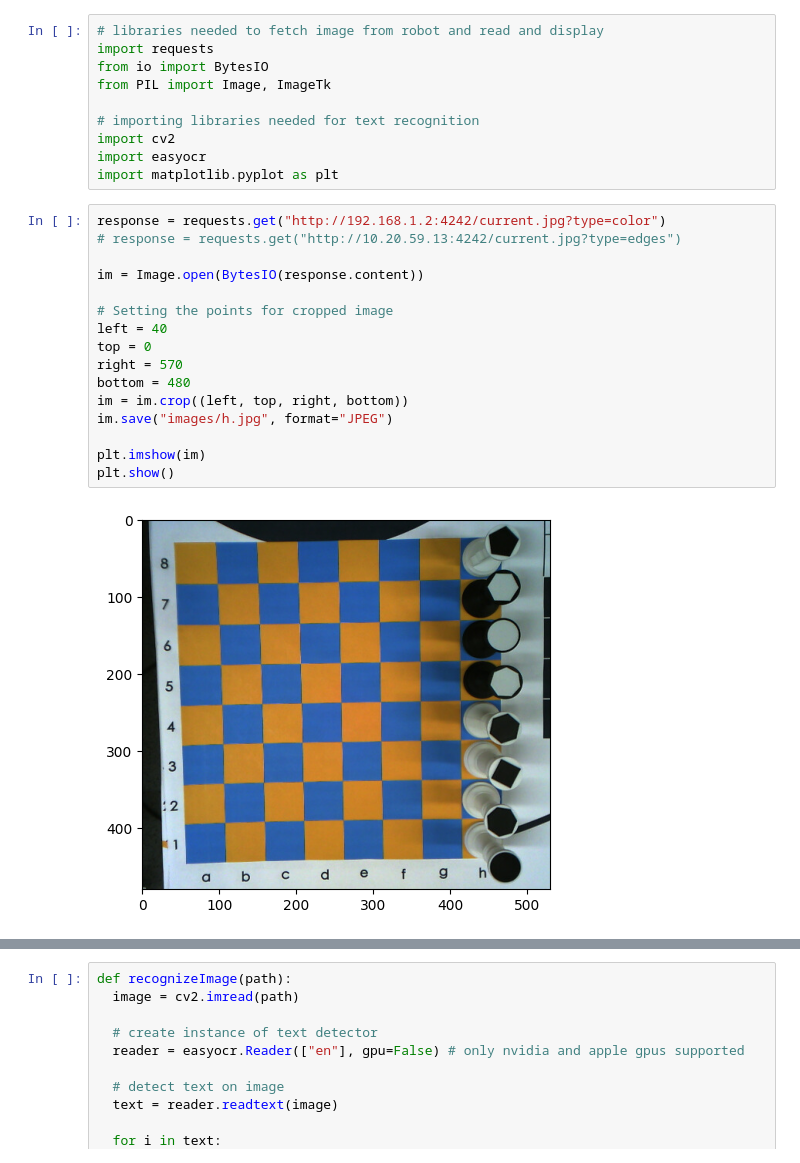
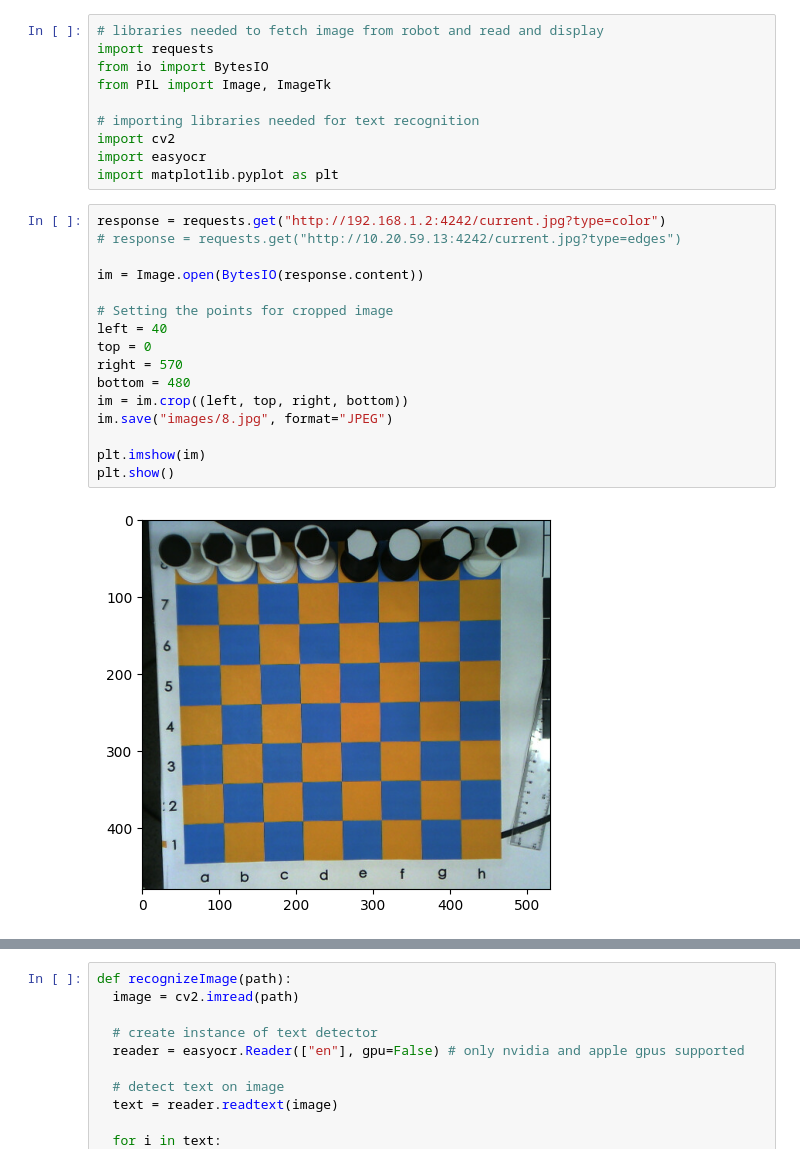
Before and after one commit to SamAdams1/ur3Chess, a Jupyter notebook: computerVision.ipynb, the cells around one changed output, grey strips where cells are left out. Drawn from its saved outputs; the diff is of its cells as text.

```diff
--- a/computerVision.ipynb
+++ b/computerVision.ipynb
@@ -11,21 +11,21 @@ import matplotlib.pyplot as plt
 # %%
 response = requests.get("http://192.168.1.2:4242/current.jpg?type=color")
 # response = requests.get("http://10.20.59.13:4242/current.jpg?type=edges")
 
 im = Image.open(BytesIO(response.content))
 
 # Setting the points for cropped image
 left = 40
 top = 0
 right = 570
 bottom = 480
 im = im.crop((left, top, right, bottom))
-im.save("images/h.jpg", format="JPEG")
+im.save("images/8.jpg", format="JPEG")
 
 plt.imshow(im)
 plt.show()
 # %% [output]
-[figure, old version]
+[figure, new version]
 # %%
 def cropFiles(image): # letters, the veritcal column
   left = 15
```
Also changed, not shown: parts of 3 cells of this notebook, 1 other file.
